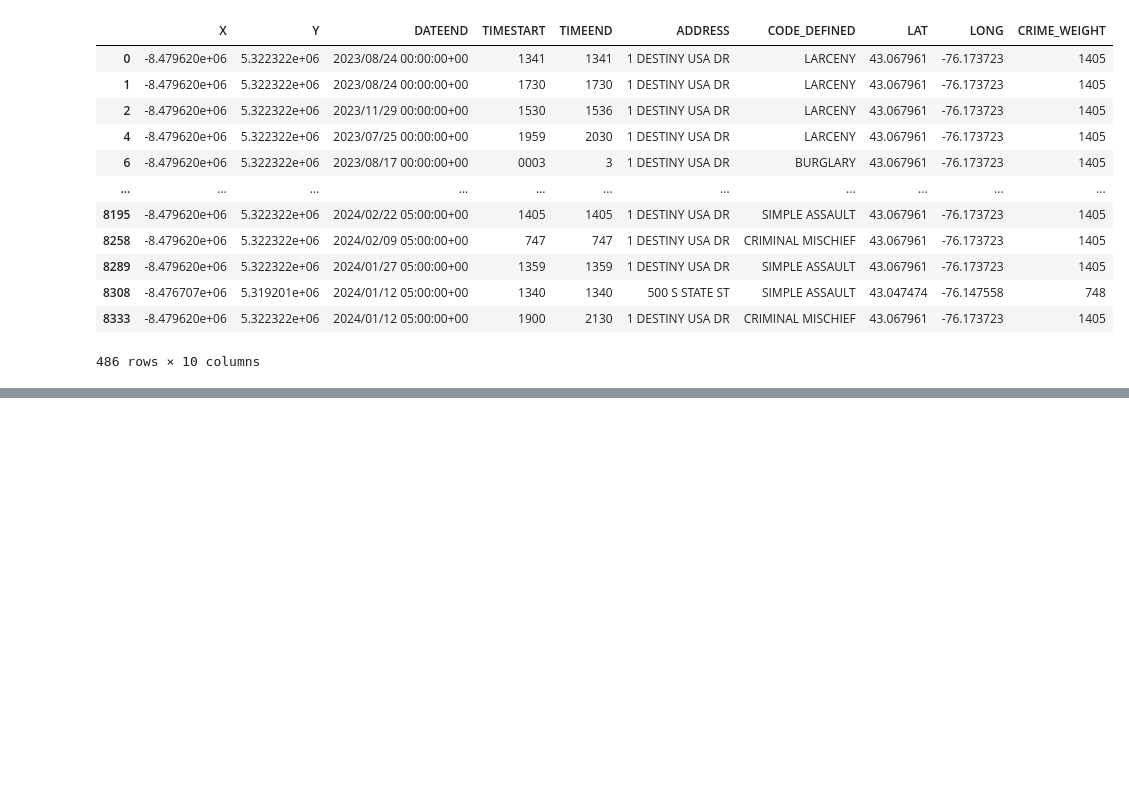
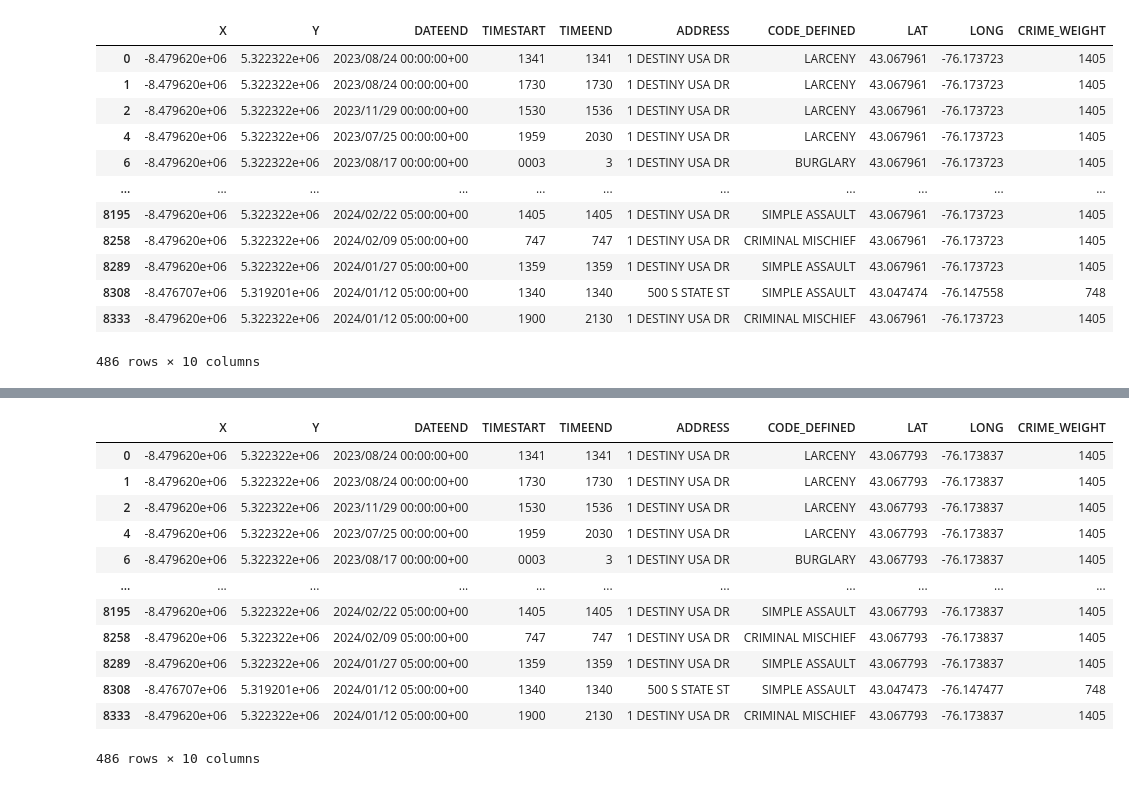
Before and after one commit to rangelkoli/WalkSafe, a Jupyter notebook: backend/EDA.ipynb, the cells around one changed output, grey strips where cells are left out. Drawn from its saved outputs; the diff is of its cells as text; code cells hidden in the pictures; blank space fills up the shorter version.

Commit message:
Modified all the datapoints to the snap to the nearest road

```diff
--- a/backend/EDA.ipynb
+++ b/backend/EDA.ipynb
@@ -216,3 +216,25 @@ largeCrimes
 | 8308 | -8.476707e+06 | 5.319201e+06 | 2024/01/12 05:00:00+00 | 1340 | 1340 | 500 S STATE ST | SIMPLE ASSAULT | 43.047474 | -76.147558 | 748 |
 | 8333 | -8.479620e+06 | 5.322322e+06 | 2024/01/12 05:00:00+00 | 1900 | 2130 | 1 DESTINY USA DR | CRIMINAL MISCHIEF | 43.067961 | -76.173723 | 1405 |
 486 rows × 10 columns
+# %%
+import requests
+for index, row in largeCrimes.iterrows():
+    coordinates = (row['LAT'], row['LONG'])
+    print("Current coordinates: ", coordinates)
+
+    # Define the API endpoint
+    url = "https://roads.googleapis.com/v1/nearestRoads"
+
+    # Define the API parameters
+    params = {
+        "points": f"{coordinates[0]},{coordinates[1]}",
+        "key": "AIzaSyAAFSFl1024iEV_upockgRh5GZ7Svpi_Bk"
+    }
+
+    # Send the request to the API
+    response = requests.get(url, params=params)
+
+    # Update the values in the row
+    largeCrimes.at[index, 'LAT'] = response.json()['snappedPoints'][0]['location']['latitude']
+    largeCrimes.at[index, 'LONG'] = response.json()['snappedPoints'][0]['location']['longitude']
+    print(response.json()['snappedPoints'][0]['location']['latitude'], response.json()['snappedPoints'][0]['location']['longitude'])
@@ -218,0 +259,16 @@ largeCrimes
+# %%
+largeCrimes
+# %% [output]
+|  | X | Y | DATEEND | TIMESTART | TIMEEND | ADDRESS | CODE_DEFINED | LAT | LONG | CRIME_WEIGHT |
+| 0 | -8.479620e+06 | 5.322322e+06 | 2023/08/24 00:00:00+00 | 1341 | 1341 | 1 DESTINY USA DR | LARCENY | 43.067793 | -76.173837 | 1405 |
+| 1 | -8.479620e+06 | 5.322322e+06 | 2023/08/24 00:00:00+00 | 1730 | 1730 | 1 DESTINY USA DR | LARCENY | 43.067793 | -76.173837 | 1405 |
+| 2 | -8.479620e+06 | 5.322322e+06 | 2023/11/29 00:00:00+00 | 1530 | 1536 | 1 DESTINY USA DR | LARCENY | 43.067793 | -76.173837 | 1405 |
+| 4 | -8.479620e+06 | 5.322322e+06 | 2023/07/25 00:00:00+00 | 1959 | 2030 | 1 DESTINY USA DR | LARCENY | 43.067793 | -76.173837 | 1405 |
+| 6 | -8.479620e+06 | 5.322322e+06 | 2023/08/17 00:00:00+00 | 0003 | 3 | 1 DESTINY USA DR | BURGLARY | 43.067793 | -76.173837 | 1405 |
+| ... | ... | ... | ... | ... | ... | ... | ... | ... | ... | ... |
+| 8195 | -8.479620e+06 | 5.322322e+06 | 2024/02/22 05:00:00+00 | 1405 | 1405 | 1 DESTINY USA DR | SIMPLE ASSAULT | 43.067793 | -76.173837 | 1405 |
+| 8258 | -8.479620e+06 | 5.322322e+06 | 2024/02/09 05:00:00+00 | 747 | 747 | 1 DESTINY USA DR | CRIMINAL MISCHIEF | 43.067793 | -76.173837 | 1405 |
+| 8289 | -8.479620e+06 | 5.322322e+06 | 2024/01/27 05:00:00+00 | 1359 | 1359 | 1 DESTINY USA DR | SIMPLE ASSAULT | 43.067793 | -76.173837 | 1405 |
+| 8308 | -8.476707e+06 | 5.319201e+06 | 2024/01/12 05:00:00+00 | 1340 | 1340 | 500 S STATE ST | SIMPLE ASSAULT | 43.047473 | -76.147477 | 748 |
+| 8333 | -8.479620e+06 | 5.322322e+06 | 2024/01/12 05:00:00+00 | 1900 | 2130 | 1 DESTINY USA DR | CRIMINAL MISCHIEF | 43.067793 | -76.173837 | 1405 |
+486 rows × 10 columns
```
Also changed, not shown: parts of 3 cells of this notebook, 5 other files.
